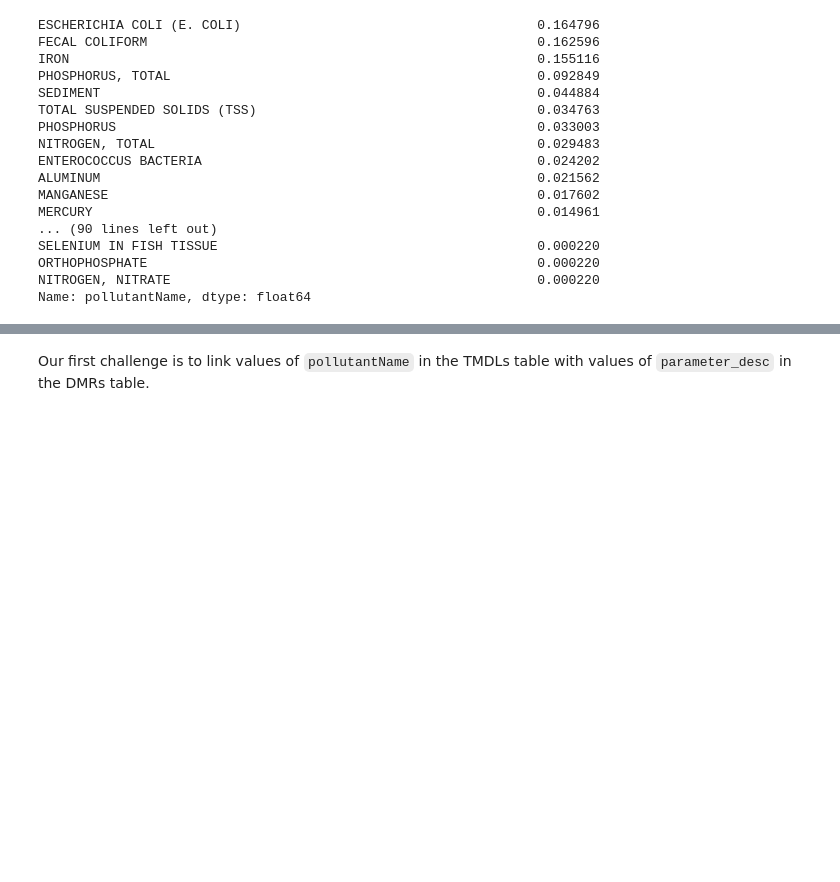
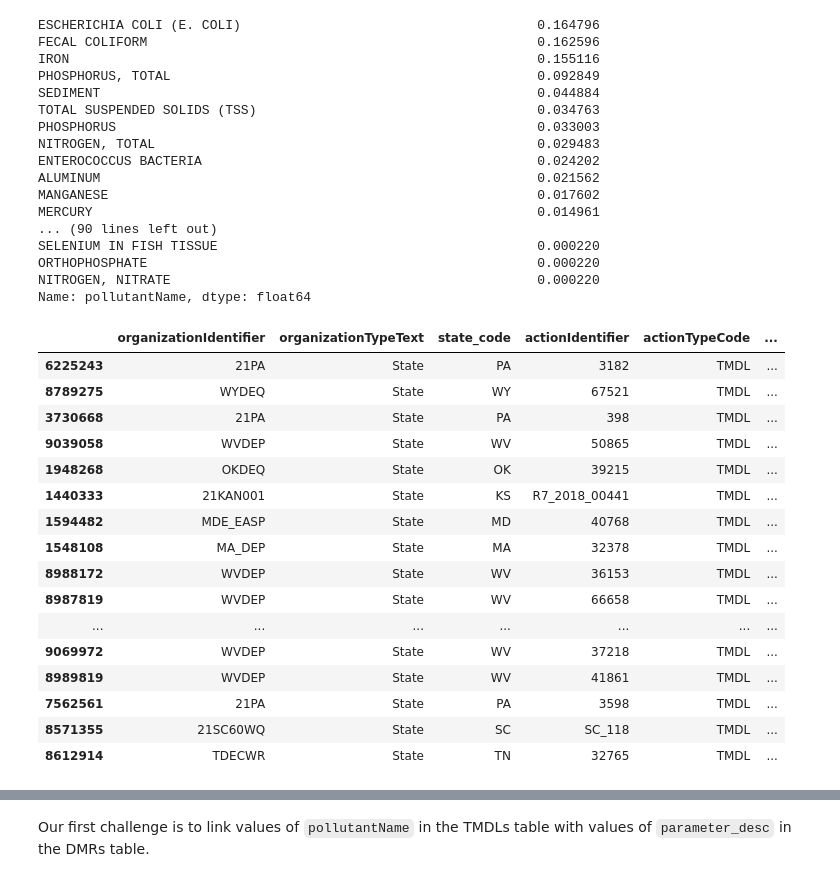
Before and after one commit to reglab/TMDLs_archived, a Jupyter notebook: TMDLS_limit_changes.ipynb, the cells around one changed output, grey strips where cells are left out. Drawn from its saved outputs; the diff is of its cells as text; code cells hidden in the pictures; blank space fills up the shorter version.

```diff
--- a/TMDLS_limit_changes.ipynb
+++ b/TMDLS_limit_changes.ipynb
@@ -68,3 +69,23 @@ SELENIUM IN FISH TISSUE                                         0.000220
 ORTHOPHOSPHATE                                                  0.000220
 NITROGEN, NITRATE                                               0.000220
 Name: pollutantName, dtype: float64
+# %%
+tmdls_merged.drop_duplicates('actionIdentifier').sample(100)
+# %% [output]
+|  | organizationIdentifier | organizationTypeText | state_code | actionIdentifier | actionTypeCode | ... |
+| 6225243 | 21PA | State | PA | 3182 | TMDL | ... |
+| 8789275 | WYDEQ | State | WY | 67521 | TMDL | ... |
+| 3730668 | 21PA | State | PA | 398 | TMDL | ... |
+| 9039058 | WVDEP | State | WV | 50865 | TMDL | ... |
+| 1948268 | OKDEQ | State | OK | 39215 | TMDL | ... |
+| 1440333 | 21KAN001 | State | KS | R7_2018_00441 | TMDL | ... |
+| 1594482 | MDE_EASP | State | MD | 40768 | TMDL | ... |
+| 1548108 | MA_DEP | State | MA | 32378 | TMDL | ... |
+| 8988172 | WVDEP | State | WV | 36153 | TMDL | ... |
+| 8987819 | WVDEP | State | WV | 66658 | TMDL | ... |
+| ... | ... | ... | ... | ... | ... | ... |
+| 9069972 | WVDEP | State | WV | 37218 | TMDL | ... |
+| 8989819 | WVDEP | State | WV | 41861 | TMDL | ... |
+| 7562561 | 21PA | State | PA | 3598 | TMDL | ... |
+| 8571355 | 21SC60WQ | State | SC | SC_118 | TMDL | ... |
+| 8612914 | TDECWR | State | TN | 32765 | TMDL | ... |
```
Also changed, not shown: parts of 12 cells of this notebook.
